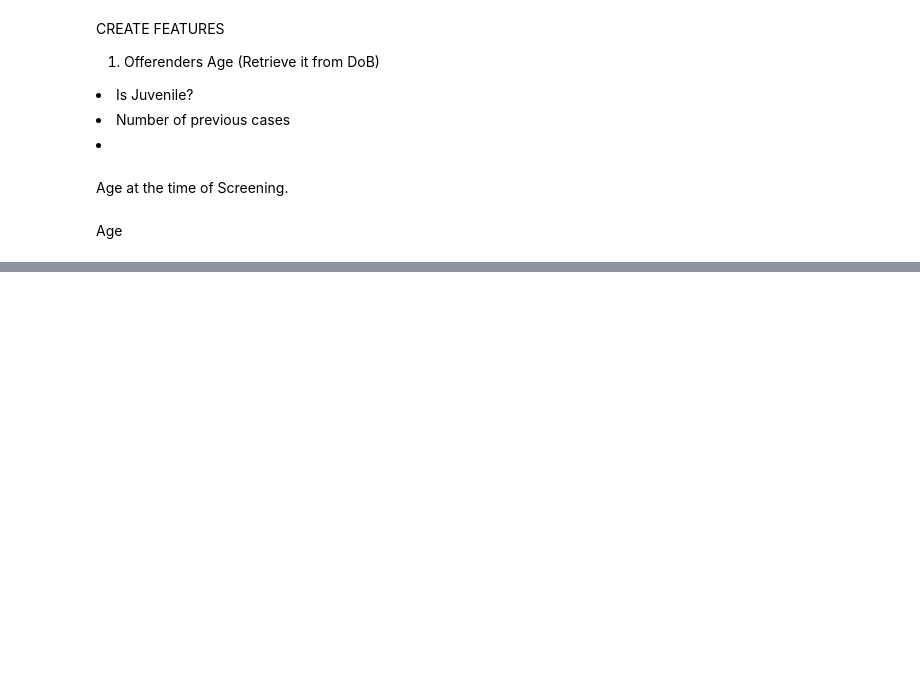
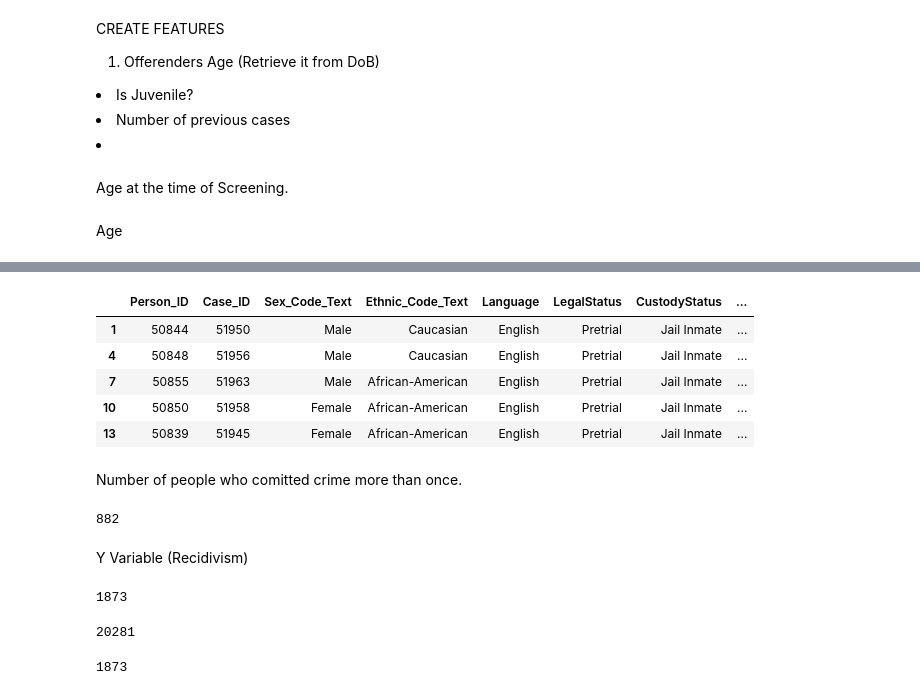
Before and after one commit to kpratikin/Credit-Card-Fraud, a Jupyter notebook: ML_Project.ipynb, the cells around one changed output, grey strips where cells are left out. Saved outputs shown, nothing was run; the diff lists cells and outputs as text; code cells hidden in the pictures; blank space fills up the shorter version.

```diff
--- a/ML_Project.ipynb
+++ b/ML_Project.ipynb
@@ -367,0 +413,17 @@ ValueError: ignored
+# %%
+df4.head()
+# %% [output]
+|  | Person_ID | Case_ID | Sex_Code_Text | Ethnic_Code_Text | Language | LegalStatus | CustodyStatus | ... |
+| 1 | 50844 | 51950 | Male | Caucasian | English | Pretrial | Jail Inmate | ... |
+| 4 | 50848 | 51956 | Male | Caucasian | English | Pretrial | Jail Inmate | ... |
+| 7 | 50855 | 51963 | Male | African-American | English | Pretrial | Jail Inmate | ... |
+| 10 | 50850 | 51958 | Female | African-American | English | Pretrial | Jail Inmate | ... |
+| 13 | 50839 | 51945 | Female | African-American | English | Pretrial | Jail Inmate | ... |
+# %% [markdown]
+Number of people who comitted crime more than once.
+# %%
+df4[df4.Person_records_count != df4.Person_Case_count]['Person_ID'].nunique()
+# %% [output]
+882
+# %% [markdown]
+Y Variable (Recidivism)
@@ -367,0 +432,4 @@ ValueError: ignored
+# %%
+df4.Recidivism.sum()
+# %% [output]
+1873
@@ -367,0 +439,8 @@ ValueError: ignored
+# %%
+Y.size
+# %% [output]
+20281
+# %%
+Y.sum()
+# %% [output]
+1873
```
Also changed, not shown: parts of 16 cells of this notebook.
